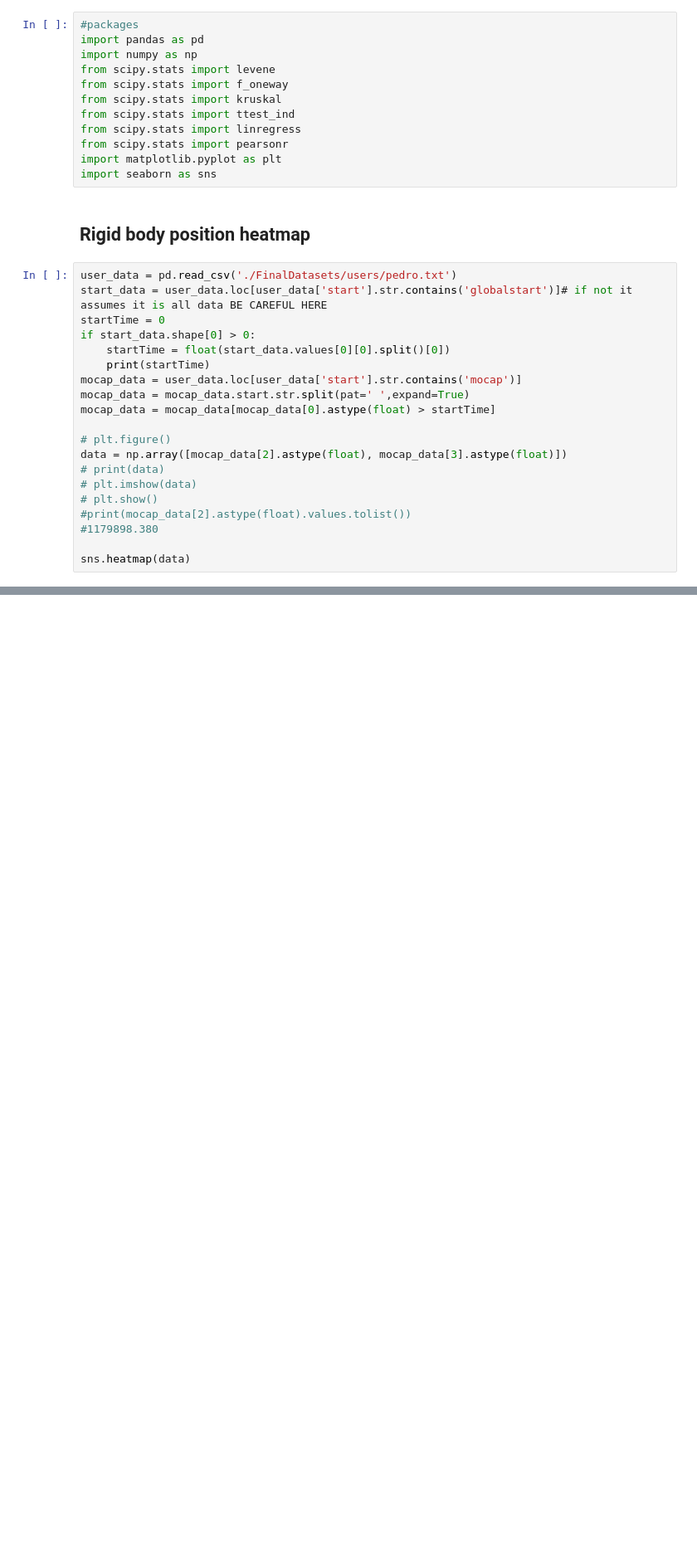
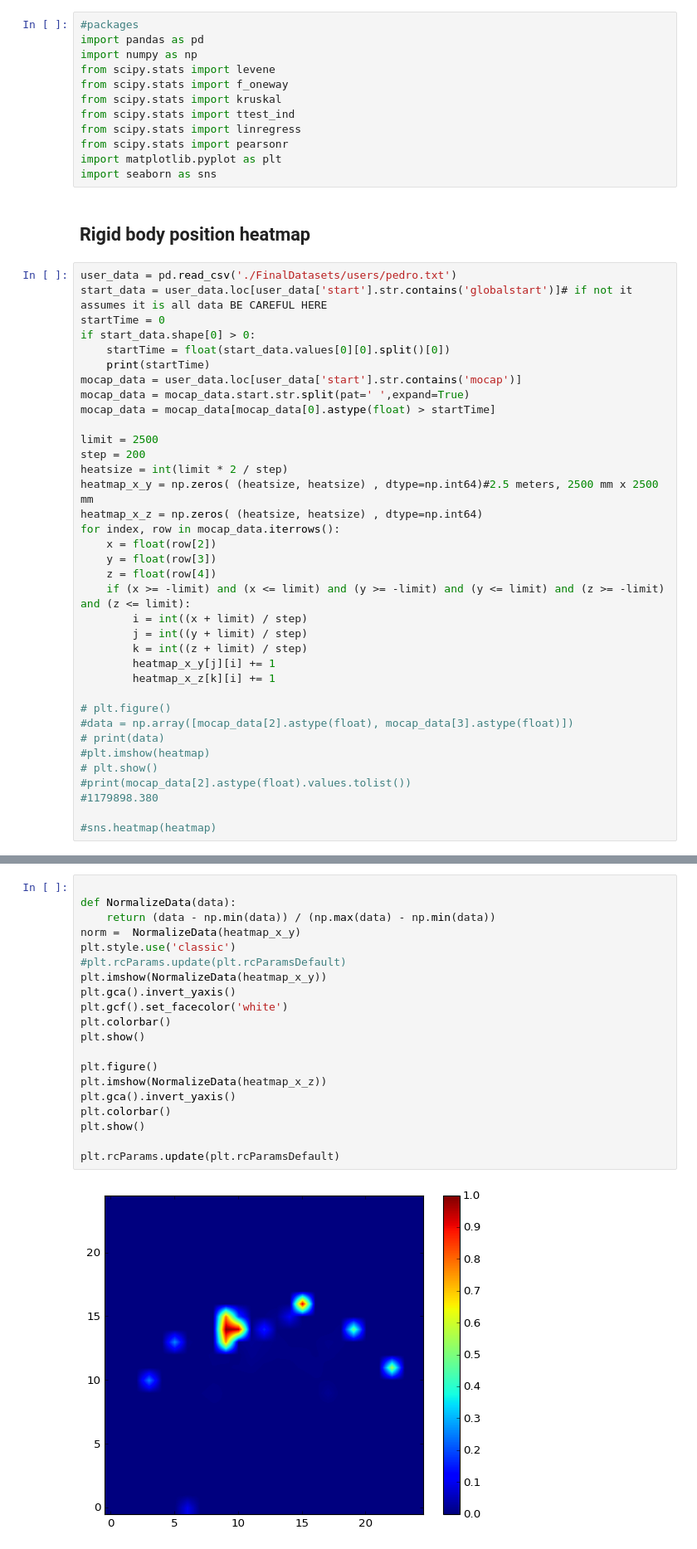
Before and after one commit to pedro-lucas-bravo/master_thesis_data_analysis, a Jupyter notebook: 7-users.ipynb, the cells around one changed output, grey strips where cells are left out. Shown at 83% size. Cells and saved outputs as stored; diff of their text form; blank space fills up the shorter version.

Commit message:
Generate classic heatmap for mocap data

```diff
--- a/7-users.ipynb
+++ b/7-users.ipynb
@@ -25,12 +25,28 @@ mocap_data = user_data.loc[user_data['start'].str.contains('mocap')]
 mocap_data = mocap_data.start.str.split(pat=' ',expand=True)
 mocap_data = mocap_data[mocap_data[0].astype(float) > startTime]
 
+limit = 2500
+step = 200
+heatsize = int(limit * 2 / step)
+heatmap_x_y = np.zeros( (heatsize, heatsize) , dtype=np.int64)#2.5 meters, 2500 mm x 2500 mm
+heatmap_x_z = np.zeros( (heatsize, heatsize) , dtype=np.int64)
+for index, row in mocap_data.iterrows():
+    x = float(row[2])
+    y = float(row[3])
+    z = float(row[4])
+    if (x >= -limit) and (x <= limit) and (y >= -limit) and (y <= limit) and (z >= -limit) and (z <= limit):
+        i = int((x + limit) / step)
+        j = int((y + limit) / step)
+        k = int((z + limit) / step)
+        heatmap_x_y[j][i] += 1
+        heatmap_x_z[k][i] += 1
+
 # plt.figure()
-data = np.array([mocap_data[2].astype(float), mocap_data[3].astype(float)])
+#data = np.array([mocap_data[2].astype(float), mocap_data[3].astype(float)])
 # print(data)
-# plt.imshow(data)
+#plt.imshow(heatmap)
 # plt.show()
 #print(mocap_data[2].astype(float).values.tolist())
 #1179898.380
 
-sns.heatmap(data)
+#sns.heatmap(heatmap)
@@ -39,0 +53,22 @@ sns.heatmap(data)
+# %%
+
+def NormalizeData(data):
+    return (data - np.min(data)) / (np.max(data) - np.min(data))
+norm =  NormalizeData(heatmap_x_y)
+plt.style.use('classic')
+#plt.rcParams.update(plt.rcParamsDefault)
+plt.imshow(NormalizeData(heatmap_x_y))
+plt.gca().invert_yaxis()
+plt.gcf().set_facecolor('white')
+plt.colorbar()
+plt.show()
+
+plt.figure()
+plt.imshow(NormalizeData(heatmap_x_z))
+plt.gca().invert_yaxis()
+plt.colorbar()
+plt.show()
+
+plt.rcParams.update(plt.rcParamsDefault)
+# %% [output]
+[figure, added]
```
Also changed, not shown: parts of 2 cells of this notebook.
